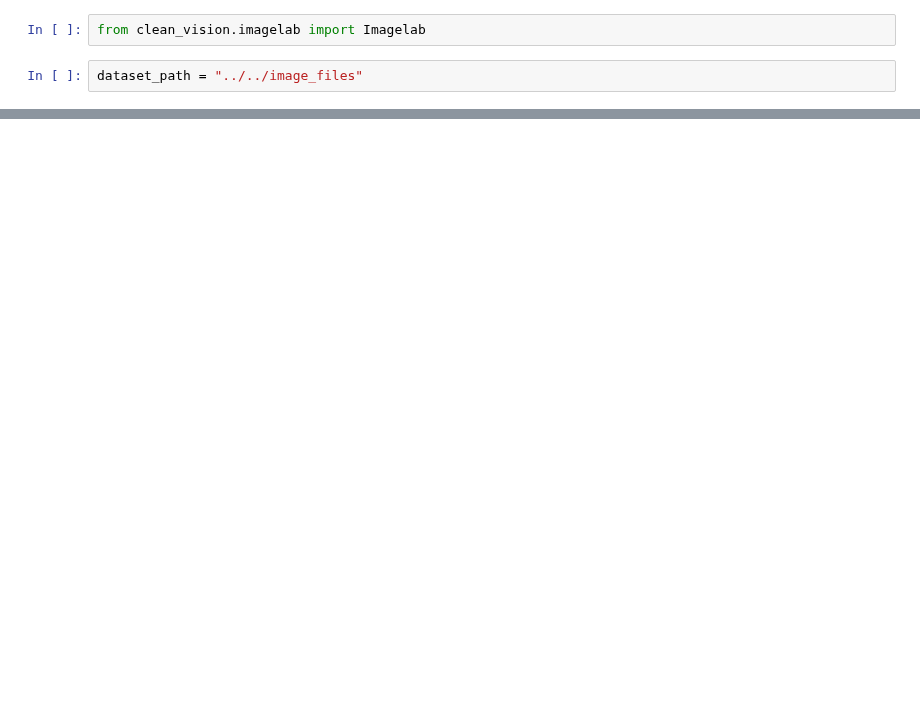
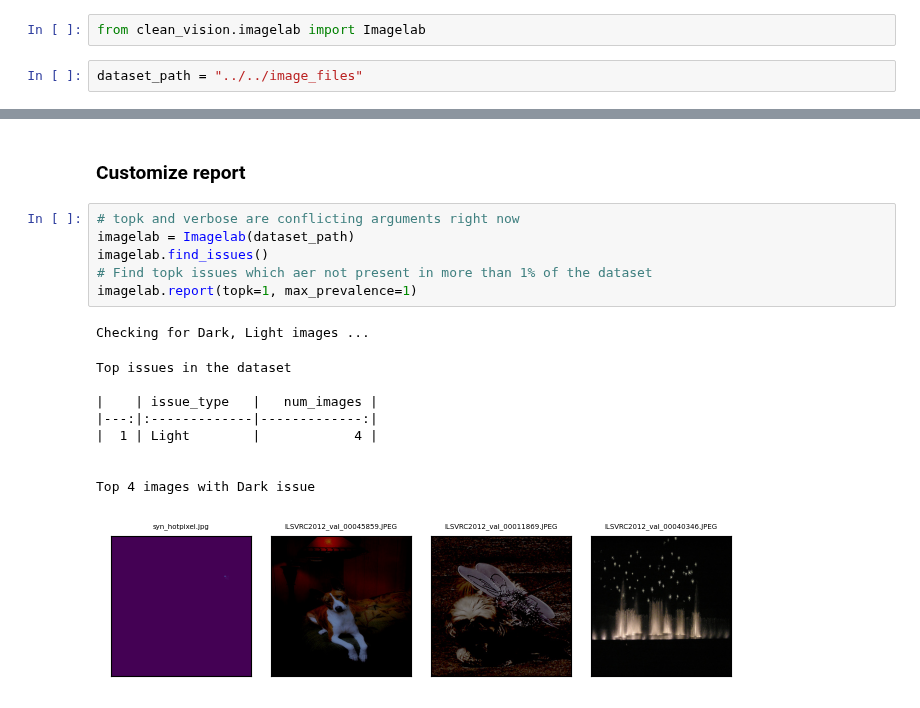
Before and after one commit to cleanlab/cleanvision, a Jupyter notebook: notebooks/demo.ipynb, the cells around one changed output, grey strips where cells are left out. Saved outputs shown, nothing was run; the diff lists cells and outputs as text; blank space fills up the shorter version.

```diff
--- a/notebooks/demo.ipynb
+++ b/notebooks/demo.ipynb
@@ -24,0 +63,19 @@ Top 4 images with Light issue
+# %% [markdown]
+### Customize report
+# %%
+# topk and verbose are conflicting arguments right now
+imagelab = Imagelab(dataset_path)
+imagelab.find_issues()
+# Find topk issues which aer not present in more than 1% of the dataset
+imagelab.report(topk=1, max_prevalence=1)
+# %% [output]
+Checking for Dark, Light images ...
+Top issues in the dataset
+
+|    | issue_type   |   num_images |
+|---:|:-------------|-------------:|
+|  1 | Light        |            4 |
+
+
+Top 4 images with Dark issue
+[figure, added]
```
Also changed, not shown: parts of 8 cells of this notebook, 5 other files.
